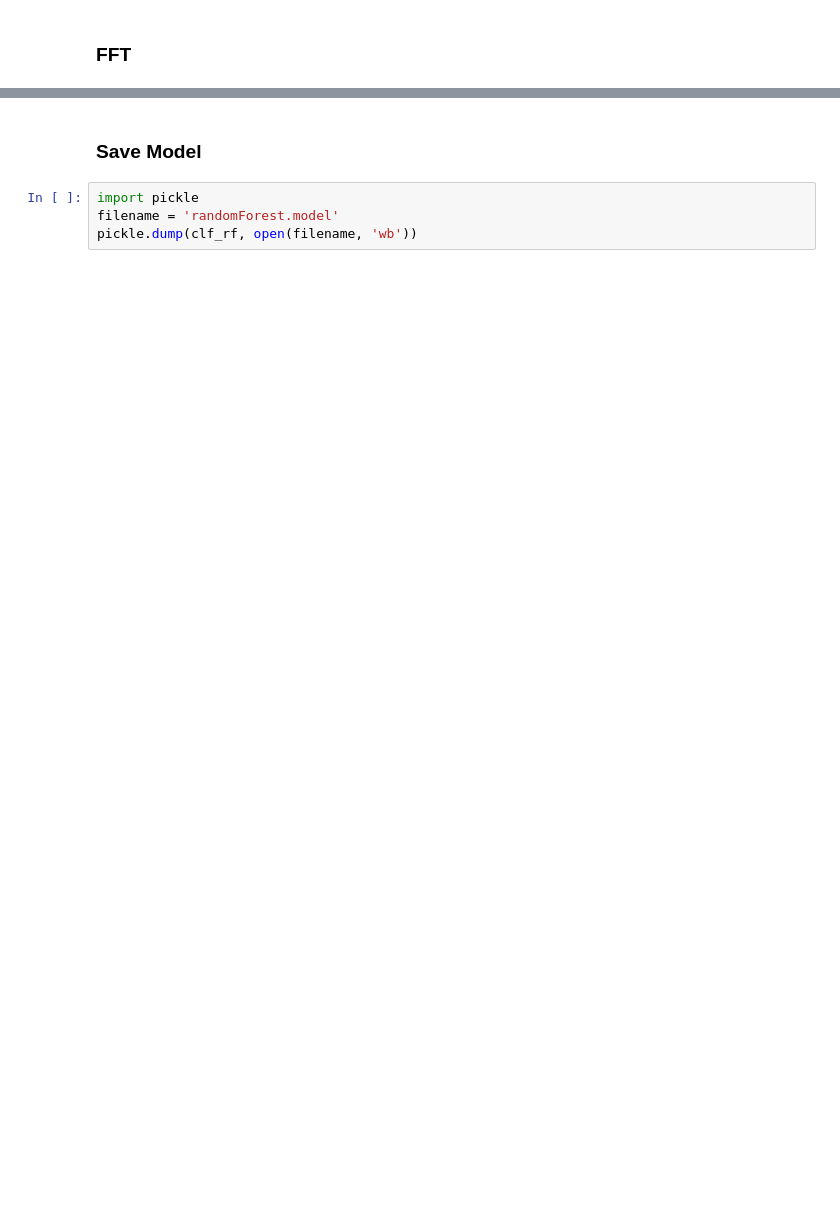
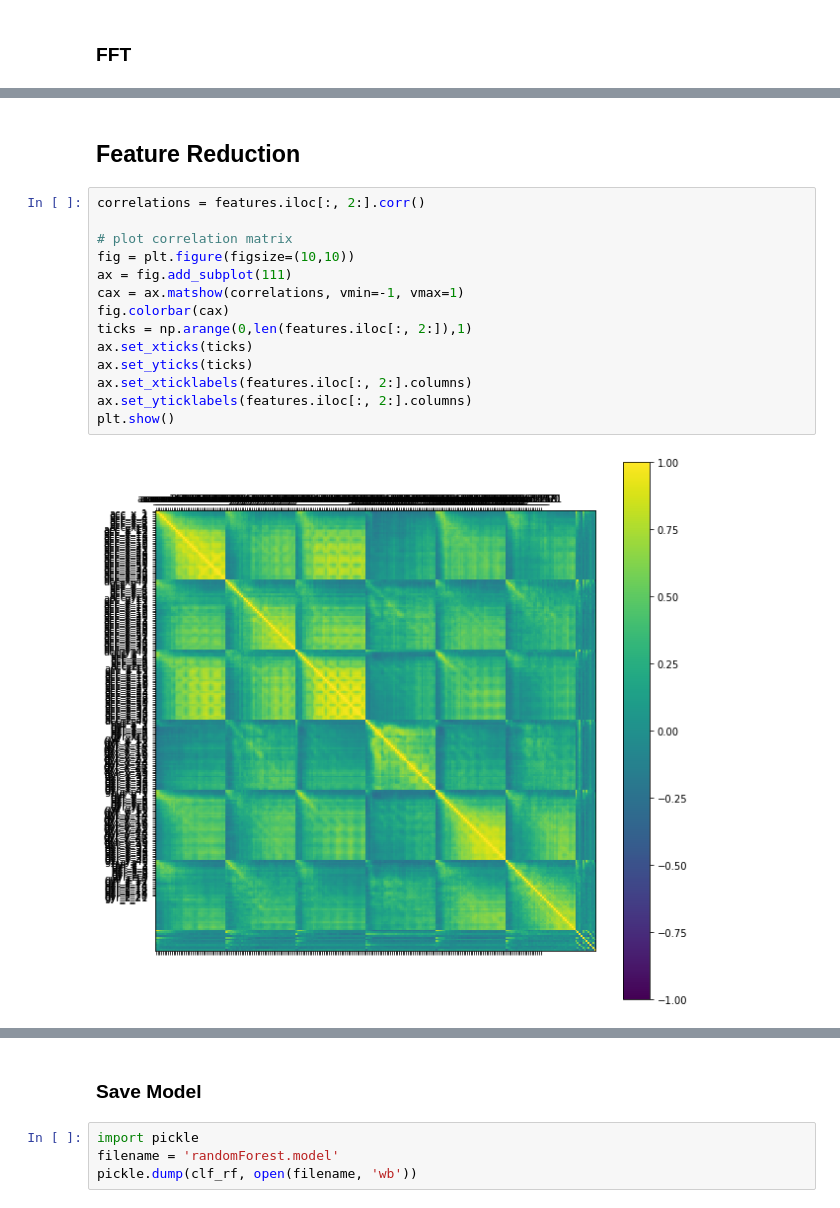
Before and after one commit to Appyx/Airbender-ML-Experimental, a Jupyter notebook: main.ipynb, the cells around one changed output, grey strips where cells are left out. Drawn from its saved outputs; the diff is of its cells as text; blank space fills up the shorter version.

```diff
--- a/main.ipynb
+++ b/main.ipynb
@@ -69,0 +129,18 @@ plt.grid(True)
+# %% [markdown]
+## Feature Reduction
+# %%
+correlations = features.iloc[:, 2:].corr()
+
+# plot correlation matrix
+fig = plt.figure(figsize=(10,10))
+ax = fig.add_subplot(111)
+cax = ax.matshow(correlations, vmin=-1, vmax=1)
+fig.colorbar(cax)
+ticks = np.arange(0,len(features.iloc[:, 2:]),1)
+ax.set_xticks(ticks)
+ax.set_yticks(ticks)
+ax.set_xticklabels(features.iloc[:, 2:].columns)
+ax.set_yticklabels(features.iloc[:, 2:].columns)
+plt.show()
+# %% [output]
+[figure, added]
```
Also changed, not shown: parts of 44 cells of this notebook.
